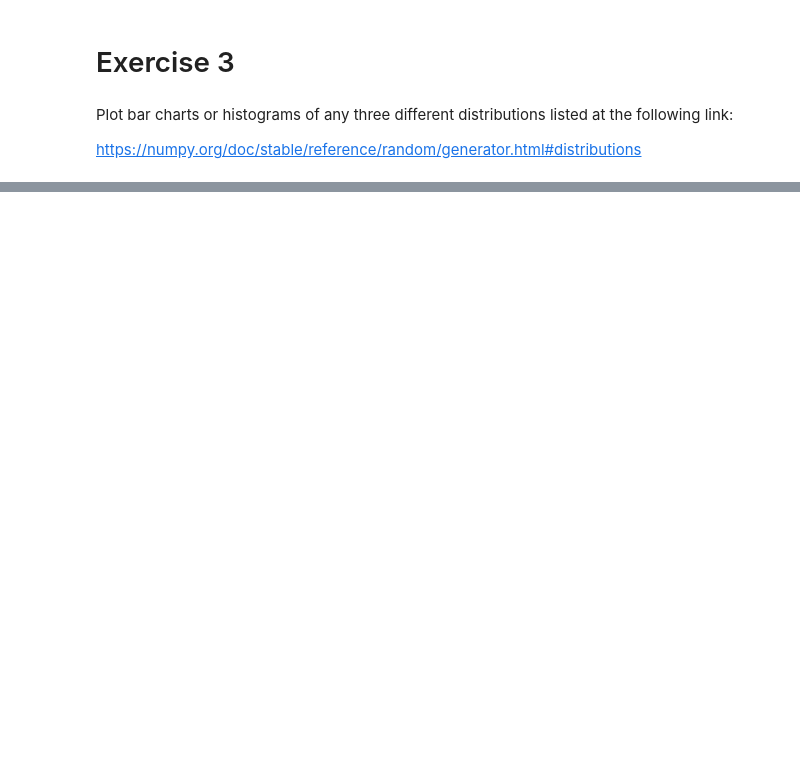
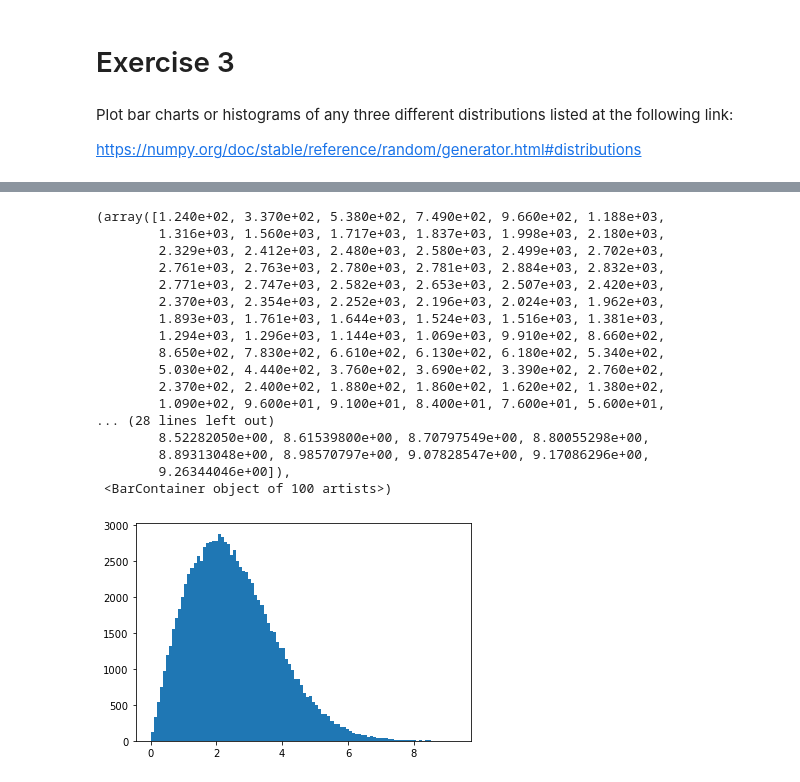
Before and after one commit to loughjo/roughwork, a Jupyter notebook: roughwork.ipynb, the cells around one changed output, grey strips where cells are left out. Saved outputs shown, nothing was run; the diff lists cells and outputs as text; code cells hidden in the pictures; blank space fills up the shorter version.

```diff
--- a/roughwork.ipynb
+++ b/roughwork.ipynb
@@ -26,0 +196,27 @@ https://numpy.org/doc/stable/reference/random/generator.html#distributions
+# %%
+samples_2 = rng.rayleigh(2, 100000)
+# %%
+# Create a figure.
+fig, ax = plt.subplots()
+
+# Create histogram.
+ax.hist(samples_2, bins=100)
+# %% [output]
+(array([1.240e+02, 3.370e+02, 5.380e+02, 7.490e+02, 9.660e+02, 1.188e+03,
+        1.316e+03, 1.560e+03, 1.717e+03, 1.837e+03, 1.998e+03, 2.180e+03,
+        2.329e+03, 2.412e+03, 2.480e+03, 2.580e+03, 2.499e+03, 2.702e+03,
+        2.761e+03, 2.763e+03, 2.780e+03, 2.781e+03, 2.884e+03, 2.832e+03,
+        2.771e+03, 2.747e+03, 2.582e+03, 2.653e+03, 2.507e+03, 2.420e+03,
+        2.370e+03, 2.354e+03, 2.252e+03, 2.196e+03, 2.024e+03, 1.962e+03,
+        1.893e+03, 1.761e+03, 1.644e+03, 1.524e+03, 1.516e+03, 1.381e+03,
+        1.294e+03, 1.296e+03, 1.144e+03, 1.069e+03, 9.910e+02, 8.660e+02,
+        8.650e+02, 7.830e+02, 6.610e+02, 6.130e+02, 6.180e+02, 5.340e+02,
+        5.030e+02, 4.440e+02, 3.760e+02, 3.690e+02, 3.390e+02, 2.760e+02,
+        2.370e+02, 2.400e+02, 1.880e+02, 1.860e+02, 1.620e+02, 1.380e+02,
+        1.090e+02, 9.600e+01, 9.100e+01, 8.400e+01, 7.600e+01, 5.600e+01,
+... (28 lines left out)
+        8.52282050e+00, 8.61539800e+00, 8.70797549e+00, 8.80055298e+00,
+        8.89313048e+00, 8.98570797e+00, 9.07828547e+00, 9.17086296e+00,
+        9.26344046e+00]),
+ <BarContainer object of 100 artists>)
+[figure, added]
```
Also changed, not shown: parts of 34 cells of this notebook.
